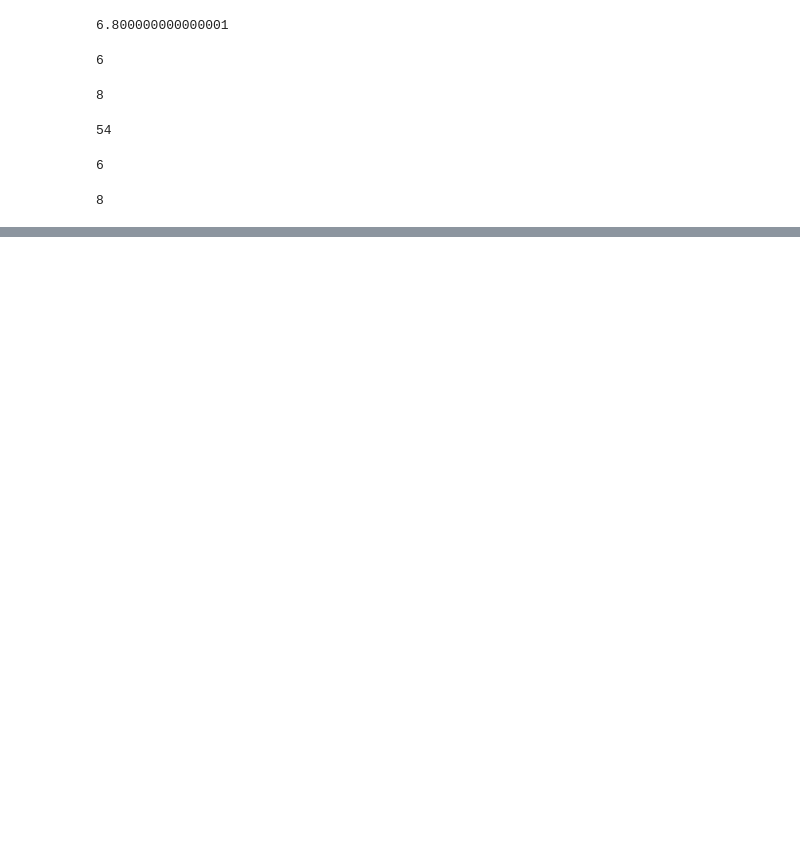
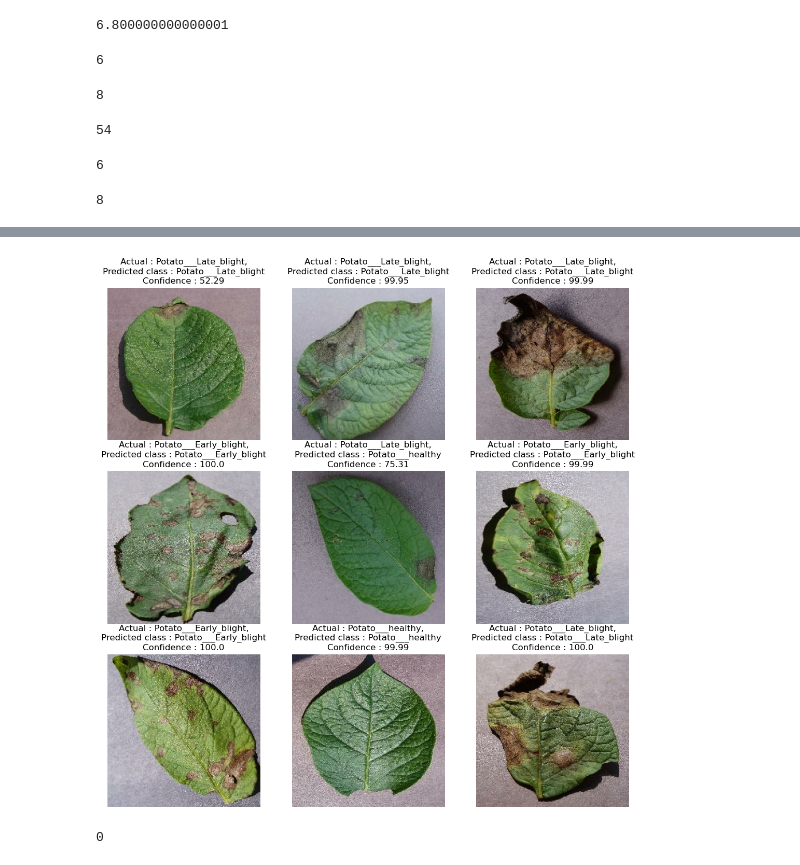
Before and after one commit to MadhumithaKolkar/CropCure-AI, a Jupyter notebook: training/potato_disease_classifier.ipynb, the cells around one changed output, grey strips where cells are left out. Cells and saved outputs as stored; diff of their text form; code cells hidden in the pictures; blank space fills up the shorter version.

```diff
--- a/training/potato_disease_classifier.ipynb
+++ b/training/potato_disease_classifier.ipynb
@@ -205,0 +288,24 @@ Epoch 50/50
+# %%
+def predict_image(model, img):
+    img_array = tf.keras.preprocessing.image.img_to_array(images[i].numpy())
+    img_array = tf.expand_dims(img_array, 0) # Let's create a batch
+
+    predictions = model.predict(img_array)
+
+    predicted_class = class_names[np.argmax(predictions[0])]
+    confidence = round(100 * (np.max(predictions[0])),2 )
+    return predicted_class, confidence
+# %%
+plt.figure(figsize = (13,13))
+for images, labels in test_ds.take(1):
+    for i in range(9):
+        ax = plt.subplot(3, 3, i+1)
+        plt.imshow(images[i].numpy().astype("uint8"))
+
+        predicted_class, confidence = predict_image(model, images[i].numpy())
+        actual_class = class_names[labels[i]]
+
+        plt.title(f"Actual : {actual_class},\nPredicted class : {predicted_class}\nConfidence : {confidence}")
+
+        plt.axis("off")
+# %% [output]
@@ -205,0 +321,10 @@ Epoch 50/50
+[figure, added]
+# %%
+import os
+path = "C:/Users/madhu/Desktop/Learning/Python - Learning/Jupyter Notebook Projects/Machine-Learning/CropCure-AI/models/"
+files = os.listdir(path)
+numeric_parts = [int(file.split(".")[0]) for file in files]
+max_version = max(numeric_parts) if numeric_parts else 0
+print(max_version)
+# %% [output]
+0
```
Also changed, not shown: parts of 16 cells of this notebook, 1 other file.
